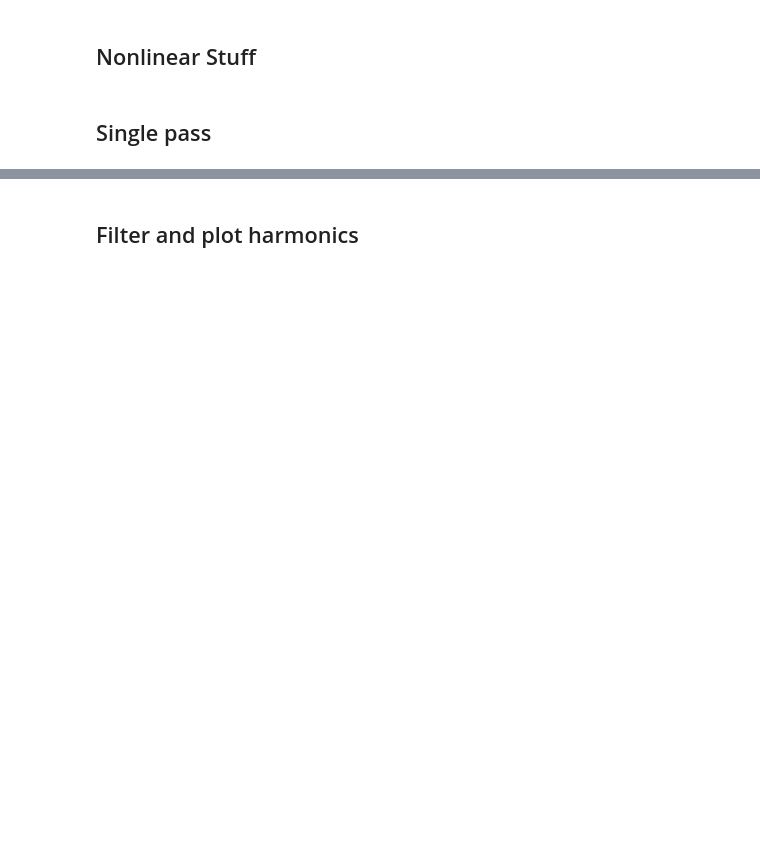
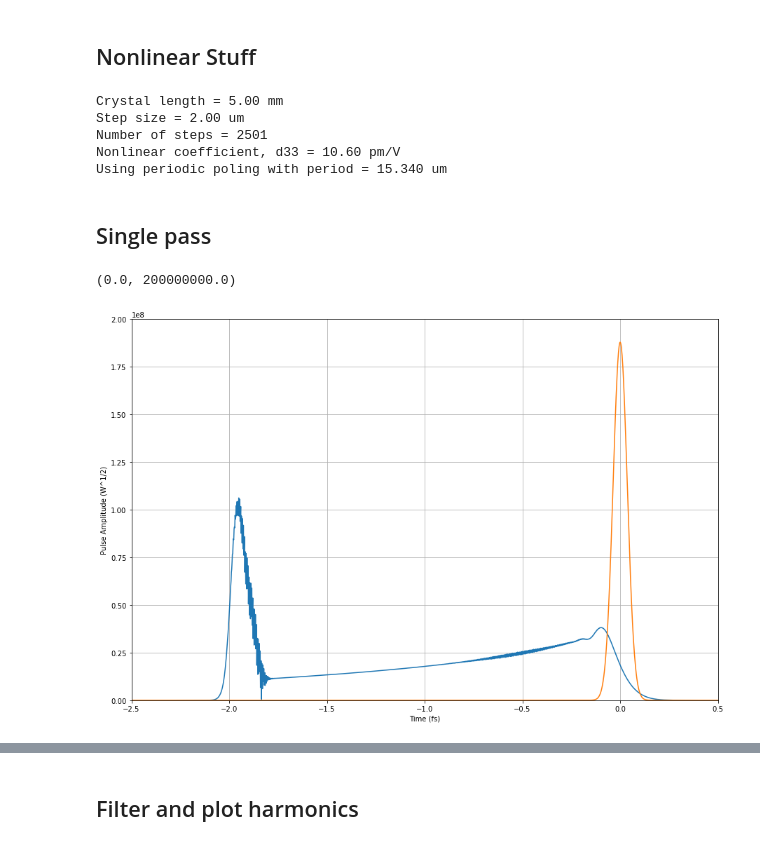
Before and after one commit to ledezmaluism/snow, a Jupyter notebook: Notebooks/SGC_2_free_space_test.ipynb, the cells around one changed output, grey strips where cells are left out. Cells and saved outputs as stored; diff of their text form; code cells hidden in the pictures; blank space fills up the shorter version.

```diff
--- a/Notebooks/SGC_2_free_space_test.ipynb
+++ b/Notebooks/SGC_2_free_space_test.ipynb
@@ -249,17 +299,23 @@ def propagate(A, D):
     return A, A_evol
 # %%
 #Crystal parameters
-L = 3e-3
-h = 1e-3/50
-Nsteps = int(L/h)
-d33 = 1e-7
-pp = pp
+L = 5e-3
+h = 1e-3/500
+Nsteps = int(L/h)+1
+d33 = 10.6e-12
+pp = poling_period
 
 print('Crystal length = %0.2f mm' %(L*1e3))
 print('Step size = %0.2f um' %(h*1e6))
 print('Number of steps = %i' %(Nsteps))
 print('Nonlinear coefficient, d33 = %0.2f pm/V' %(d33*1e12))
 print('Using periodic poling with period = %0.3f um' %(pp*1e6))
+# %% [output]
+Crystal length = 5.00 mm
+Step size = 2.00 um
+Number of steps = 2501
+Nonlinear coefficient, d33 = 10.60 pm/V
+Using periodic poling with period = 15.340 um
 # %% [markdown]
 ## Single pass
 # %%
@@ -269 +323,9 @@ ax1 = nlo.plot_magsq(t, pulse, ax=ax1)
+# %%
+ax1 = nlo.plot_mag(t*1e12, a)
+ax1 = nlo.plot_mag(t*1e12, pulse, ax=ax1)
+ax1.set_xlim(-2.5,0.5)
+ax1.set_ylim(0,2e8)
+# %% [output]
+(0.0, 200000000.0)
+[figure, added]
 # %%
```
Also changed, not shown: parts of 28 cells of this notebook.
